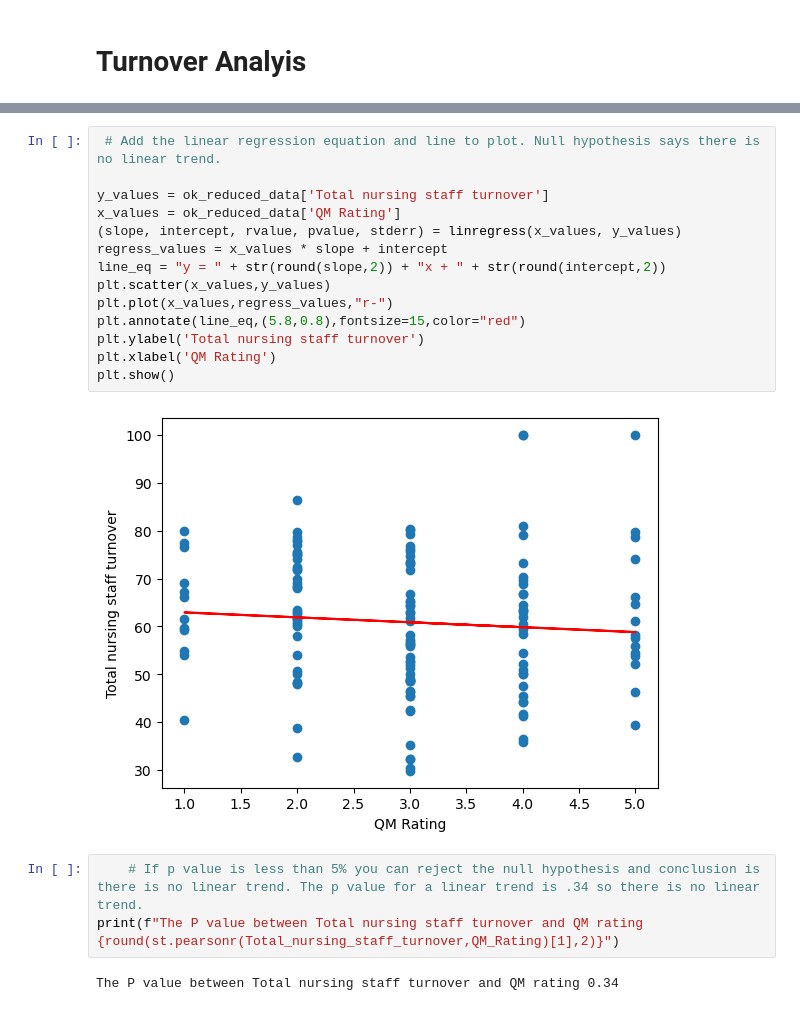
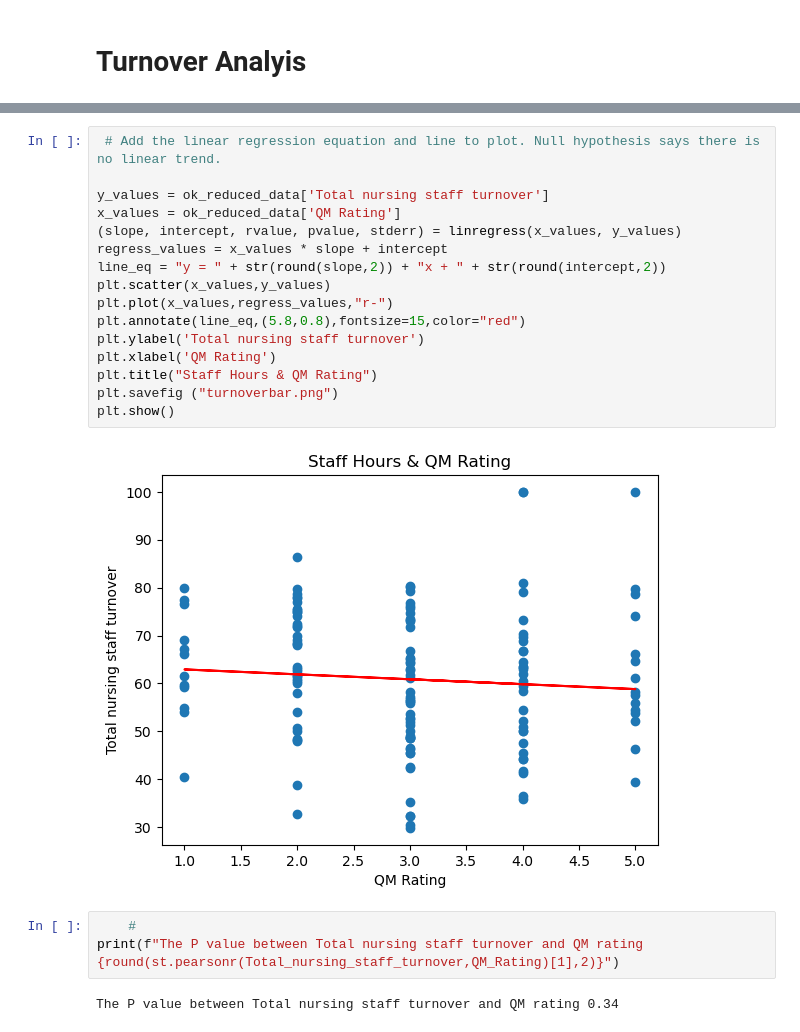
Before and after one commit to wanderfarther/Project_1, a Jupyter notebook: nursing_home_comparisons-Copy1.ipynb, the cells around one changed output, grey strips where cells are left out. Saved outputs shown, nothing was run; the diff lists cells and outputs as text.

```diff
--- a/nursing_home_comparisons-Copy1.ipynb
+++ b/nursing_home_comparisons-Copy1.ipynb
@@ -146,21 +167,23 @@ rn_hours.plot(kind='bar')
 # %%
  # Add the linear regression equation and line to plot. Null hypothesis says there is no linear trend.
 
 y_values = ok_reduced_data['Total nursing staff turnover']
 x_values = ok_reduced_data['QM Rating']
 (slope, intercept, rvalue, pvalue, stderr) = linregress(x_values, y_values)
 regress_values = x_values * slope + intercept
 line_eq = "y = " + str(round(slope,2)) + "x + " + str(round(intercept,2))
 plt.scatter(x_values,y_values)
 plt.plot(x_values,regress_values,"r-")
 plt.annotate(line_eq,(5.8,0.8),fontsize=15,color="red")
 plt.ylabel('Total nursing staff turnover')
 plt.xlabel('QM Rating')
+plt.title("Staff Hours & QM Rating")
+plt.savefig ("turnoverbar.png")
 plt.show()
 # %% [output]
-[figure, old version]
+[figure, new version]
 # %%
-    # If p value is less than 5% you can reject the null hypothesis and conclusion is there is no linear trend. The p value for a linear trend is .34 so there is no linear trend.
+    #
 print(f"The P value between Total nursing staff turnover and QM rating {round(st.pearsonr(Total_nursing_staff_turnover,QM_Rating)[1],2)}")
 # %% [output]
 The P value between Total nursing staff turnover and QM rating 0.34
```
Also changed, not shown: parts of 4 cells of this notebook, 2 other files.
